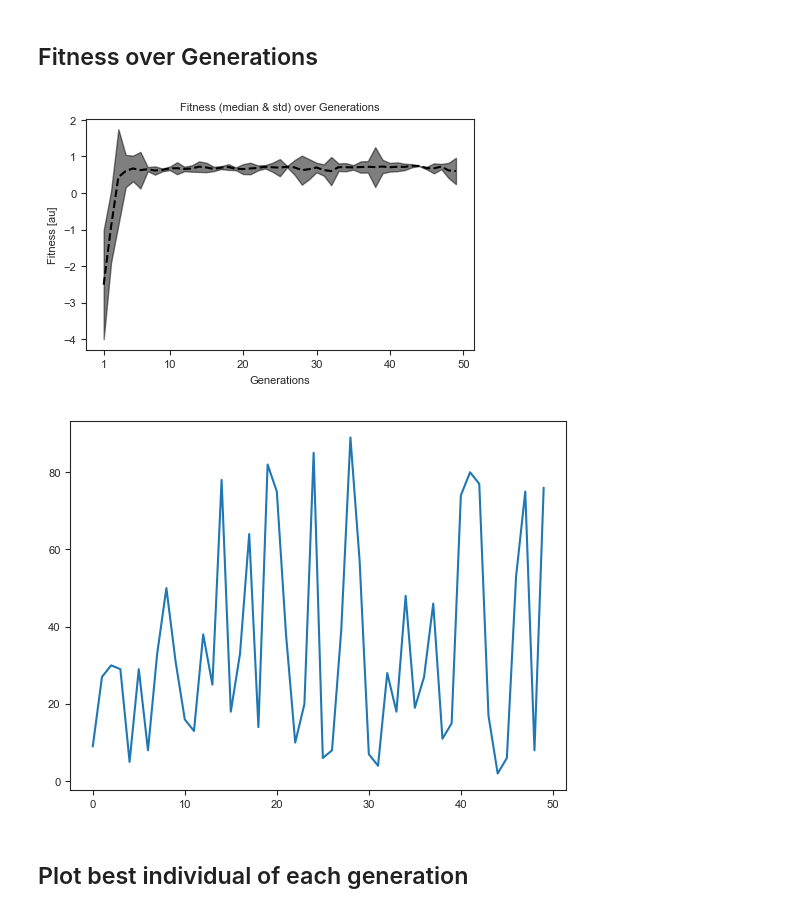
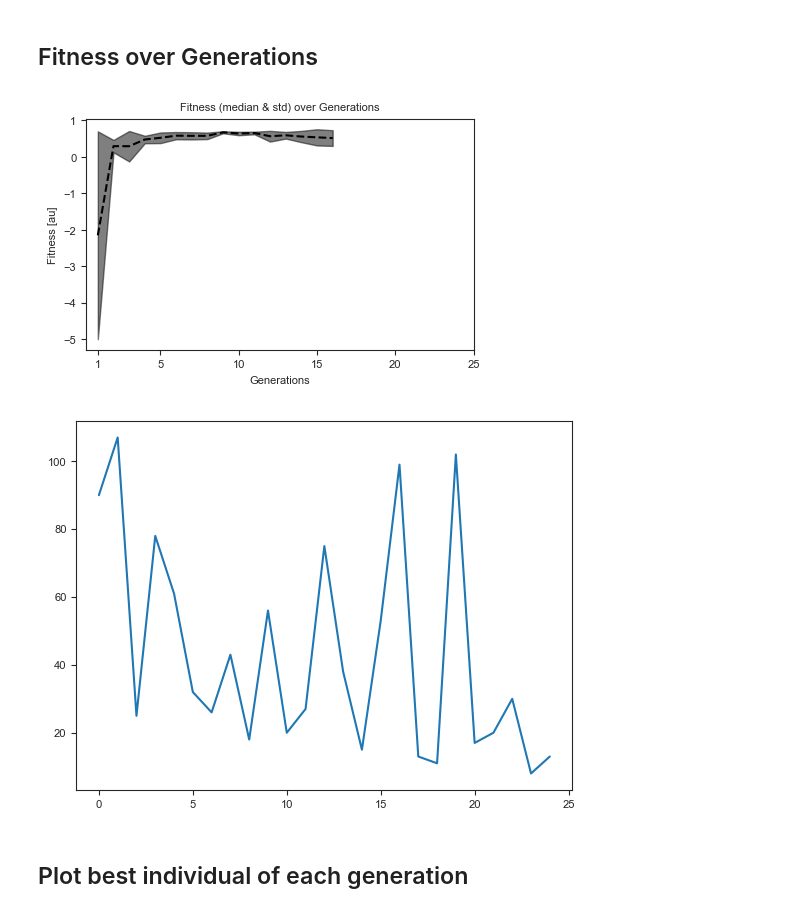
Before and after one commit to ankilab/EdgeVolution, a Jupyter notebook: plot-results.ipynb, the cells around one changed output. Saved outputs shown, nothing was run; the diff lists cells and outputs as text; code cells hidden in the pictures.

```diff
--- a/plot-results.ipynb
+++ b/plot-results.ipynb
@@ -11,7 +11,7 @@ from ipywidgets import interact, Dropdown, IntSlider
 from nutil.plot import paperStyle
 # %%
 # specify GA results folder here
-ga_run = 'ga_20230111-133244_sc_1d_4classes'
+ga_run = 'final_results/ga_20230121-165027_sc_1d_2d_4classes'
 
 ga_path = Path('Results/' + ga_run)
 with open(ga_path / 'params.json') as f:
@@ -148,6 +168,9 @@ counter_models_ok = np.zeros(2)
 for i in range(1, params['generations'] + 1):
     fitnesses_generation = []
     counter_models_ok = np.zeros(2)
+
+    if not os.path.exists(ga_path / f'Generation_{i}'):
+        break
 
     for individual in os.listdir(ga_path / f'Generation_{i}'):
         with open(ga_path / f'Generation_{i}/{individual}/results.json') as f:
@@ -173,25 +196,25 @@ fitnesses_std = []
 for idx, f in enumerate(fitnesses_all):
     if idx == 28:
         continue
-    fitnesses.append(np.median(f))
+    fitnesses.append(np.mean(f))
     fitnesses_std.append(np.std(f)/2)
 fitnesses_std = np.asarray(fitnesses_std)
 # %%
 with paperStyle():
     plt.figure(figsize=(5,3))
     plt.plot(fitnesses, '--',color="black")
     plt.fill_between(np.arange(0, len(fitnesses_std)), fitnesses - fitnesses_std, fitnesses + fitnesses_std, color='black', alpha=0.5)
     plt.ylabel("Fitness [au]")
     plt.xlabel("Generations")
     plt.title("Fitness (median & std) over Generations")
-    plt.xticks([0, 9, 19, 29, 39, 49], [1, 10, 20, 30, 40, 50])
+    plt.xticks([0, 4, 9, 14, 19, 24], [1, 5, 10, 15, 20, 25])
 # %% [output]
-[figure, old version]
+[figure, new version]
 # %%
 with paperStyle():
     plt.plot(counters_all[..., 0])
 # %% [output]
-[figure, old version]
+[figure, new version]
 # %% [markdown]
 ## Plot best individual of each generation
 # %%
```
Also changed, not shown: parts of 2 cells of this notebook, 7 other files.
